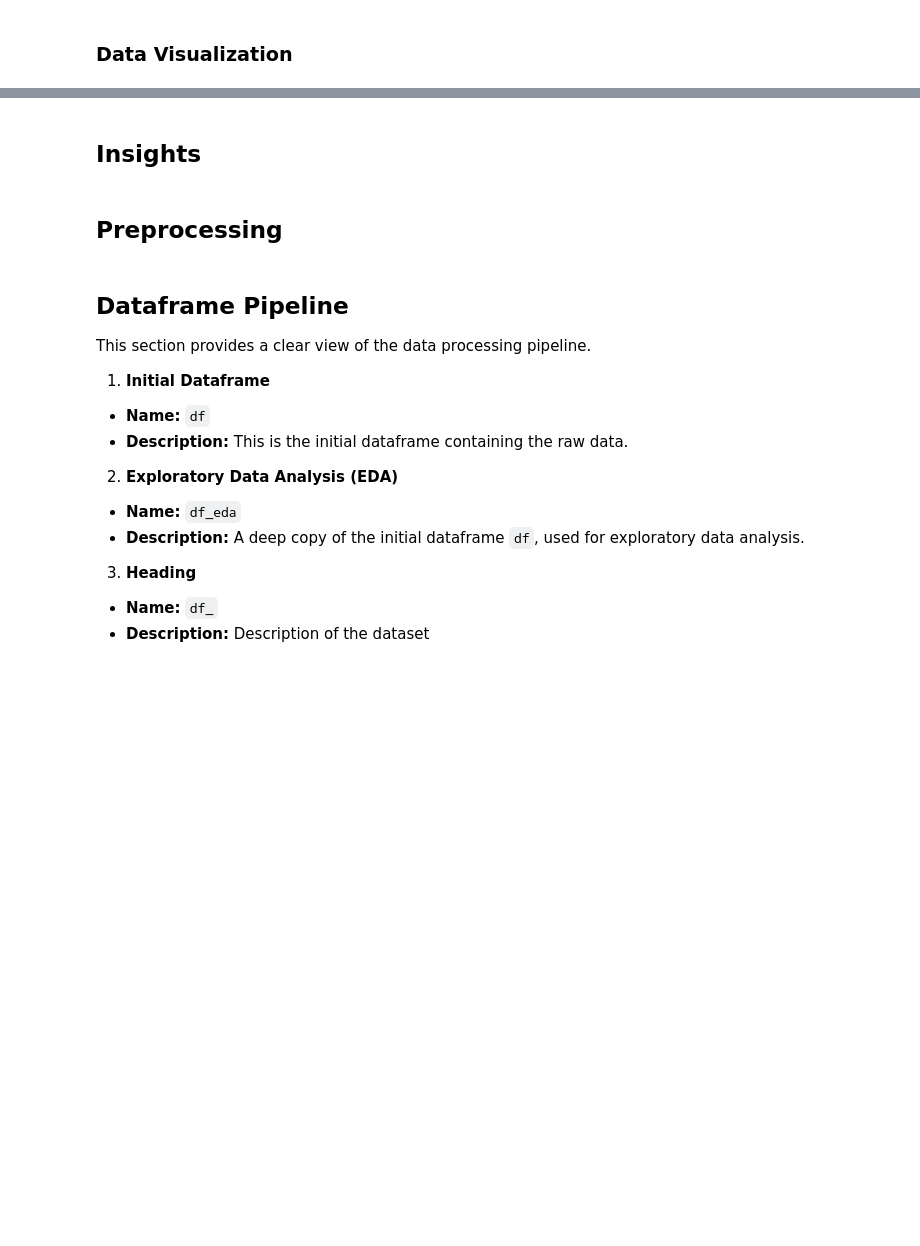
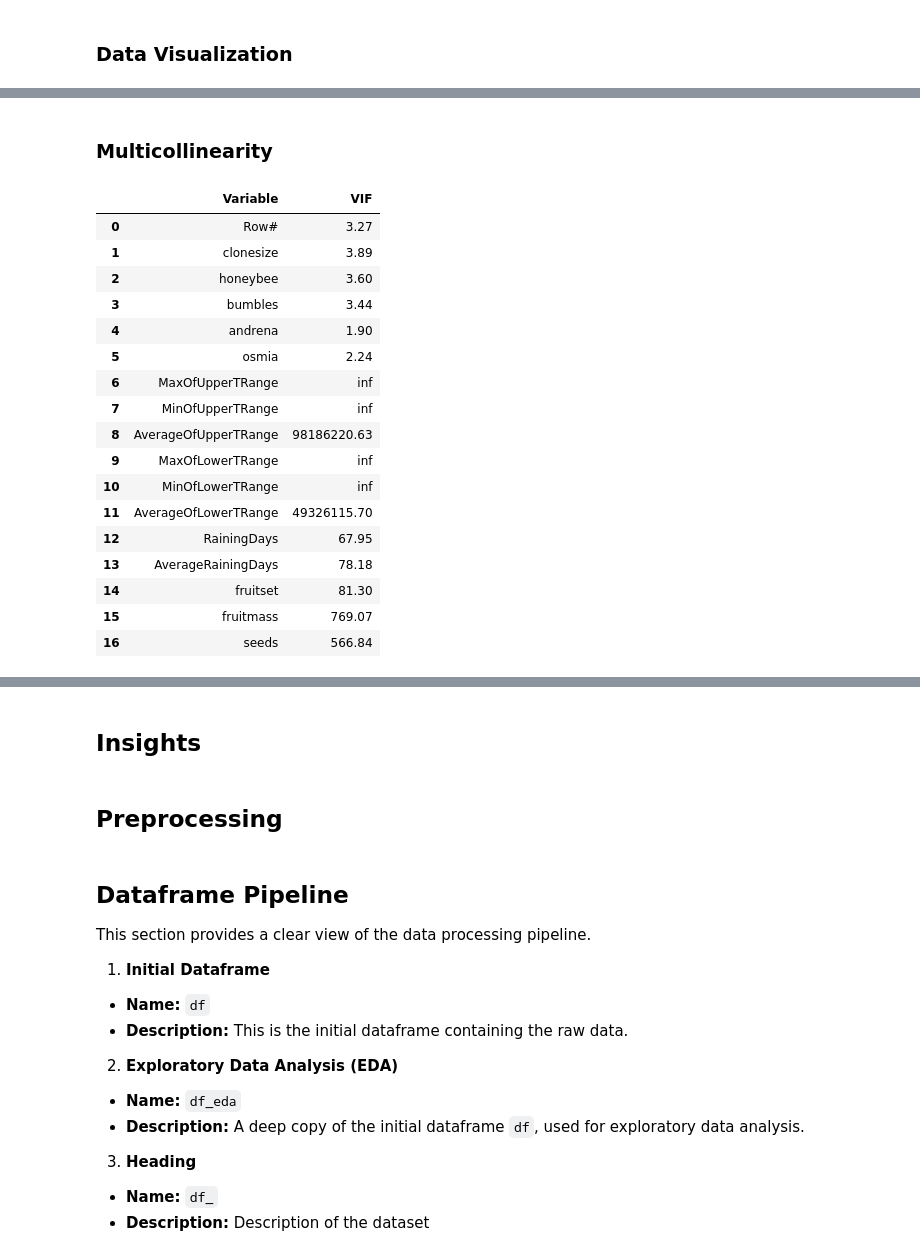
Before and after one commit to mritesh776/wild_blueberry_yield_prediction, a Jupyter notebook: Notebooks/baseline_model.ipynb, the cells around one changed output, grey strips where cells are left out. Cells and saved outputs as stored; diff of their text form; code cells hidden in the pictures; blank space fills up the shorter version.

```diff
--- a/Notebooks/baseline_model.ipynb
+++ b/Notebooks/baseline_model.ipynb
@@ -310,0 +585,25 @@ plot_categorical_countplots(df_eda)
+# %% [markdown]
+### Multicollinearity
+# %%
+df_vif = df_eda.copy(deep=True)
+# %%
+calculate_vif(df_vif, 'yield') # Function defined above.
+# %% [output]
+|  | Variable | VIF |
+| 0 | Row# | 3.27 |
+| 1 | clonesize | 3.89 |
+| 2 | honeybee | 3.60 |
+| 3 | bumbles | 3.44 |
+| 4 | andrena | 1.90 |
+| 5 | osmia | 2.24 |
+| 6 | MaxOfUpperTRange | inf |
+| 7 | MinOfUpperTRange | inf |
+| 8 | AverageOfUpperTRange | 98186220.63 |
+| 9 | MaxOfLowerTRange | inf |
+| 10 | MinOfLowerTRange | inf |
+| 11 | AverageOfLowerTRange | 49326115.70 |
+| 12 | RainingDays | 67.95 |
+| 13 | AverageRainingDays | 78.18 |
+| 14 | fruitset | 81.30 |
+| 15 | fruitmass | 769.07 |
+| 16 | seeds | 566.84 |
```
Also changed, not shown: parts of 32 cells of this notebook, 4 other files.
